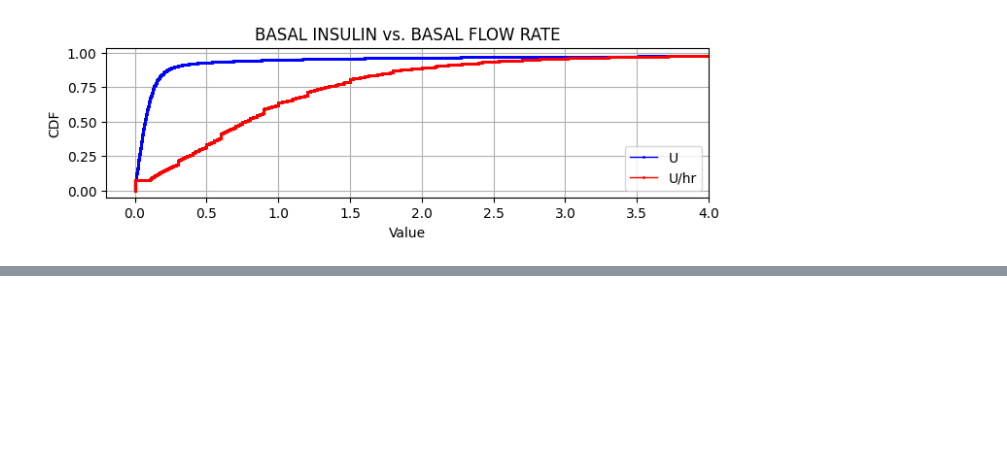
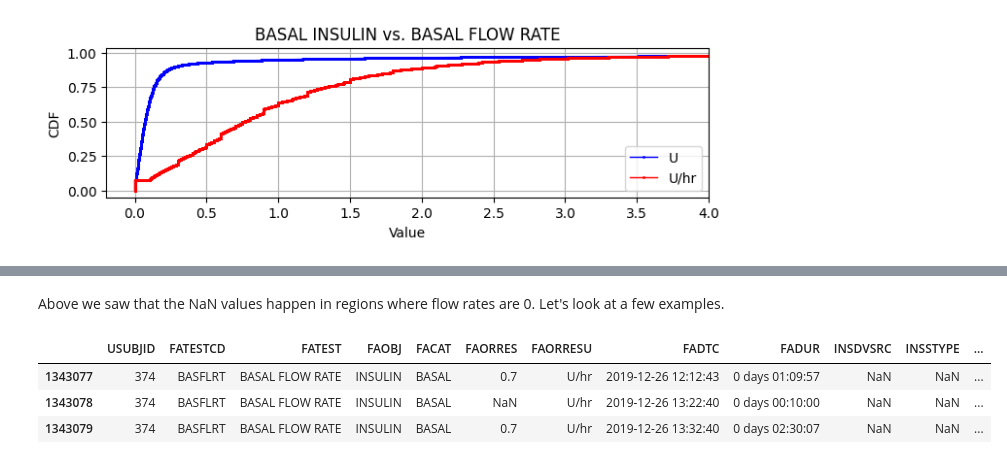
Before and after one commit to nudgebg/egvinsulin, a Jupyter notebook: notebooks/understand-t1dexi-dataset/2025-01-14 - Understand Insulin Data Structures.ipynb, the cells around one changed output, grey strips where cells are left out. Saved outputs shown, nothing was run; the diff lists cells and outputs as text; code cells hidden in the pictures; blank space fills up the shorter version.

```diff
--- a/notebooks/understand-t1dexi-dataset/2025-01-14 - Understand Insulin Data Structures.ipynb
+++ b/notebooks/understand-t1dexi-dataset/2025-01-14 - Understand Insulin Data Structures.ipynb
@@ -558,0 +371,16 @@ facm[['FAORRES','INSNMBOL','INSEXBOL']].sum().plot(kind='bar',figsize=(5,2))
+# %% [markdown]
+Above we saw that the NaN values happen in regions where flow rates are 0. Let's look at a few examples.
+# %%
+#draw examples of rows surrounding nan basal deliveries
+sample_nan_delivery_rates = facm.loc[(facm.FATEST=='BASAL FLOW RATE') & (facm.FAORRES.isna())].sample(1)
+
+for row in sample_nan_delivery_rates.itertuples():
+    sub = facm.loc[(facm.FATEST=='BASAL FLOW RATE') & (facm.USUBJID == row.USUBJID)].sort_values('FADTC')
+    #use iloc to make sure we get the temporal neighbors
+    i_loc = sub.index.get_loc(row.Index)
+    display(sub.iloc[i_loc-1:i_loc+2])#[['FADTC','FADUR', 'FAORRES']])
+# %% [output]
+|  | USUBJID | FATESTCD | FATEST | FAOBJ | FACAT | FAORRES | FAORRESU | FADTC | FADUR | INSDVSRC | INSSTYPE | ... |
+| 1343077 | 374 | BASFLRT | BASAL FLOW RATE | INSULIN | BASAL | 0.7 | U/hr | 2019-12-26 12:12:43 | 0 days 01:09:57 | NaN | NaN | ... |
+| 1343078 | 374 | BASFLRT | BASAL FLOW RATE | INSULIN | BASAL | NaN | U/hr | 2019-12-26 13:22:40 | 0 days 00:10:00 | NaN | NaN | ... |
+| 1343079 | 374 | BASFLRT | BASAL FLOW RATE | INSULIN | BASAL | 0.7 | U/hr | 2019-12-26 13:32:40 | 0 days 02:30:07 | NaN | NaN | ... |
```
Also changed, not shown: parts of 76 cells of this notebook, 1 other file.
